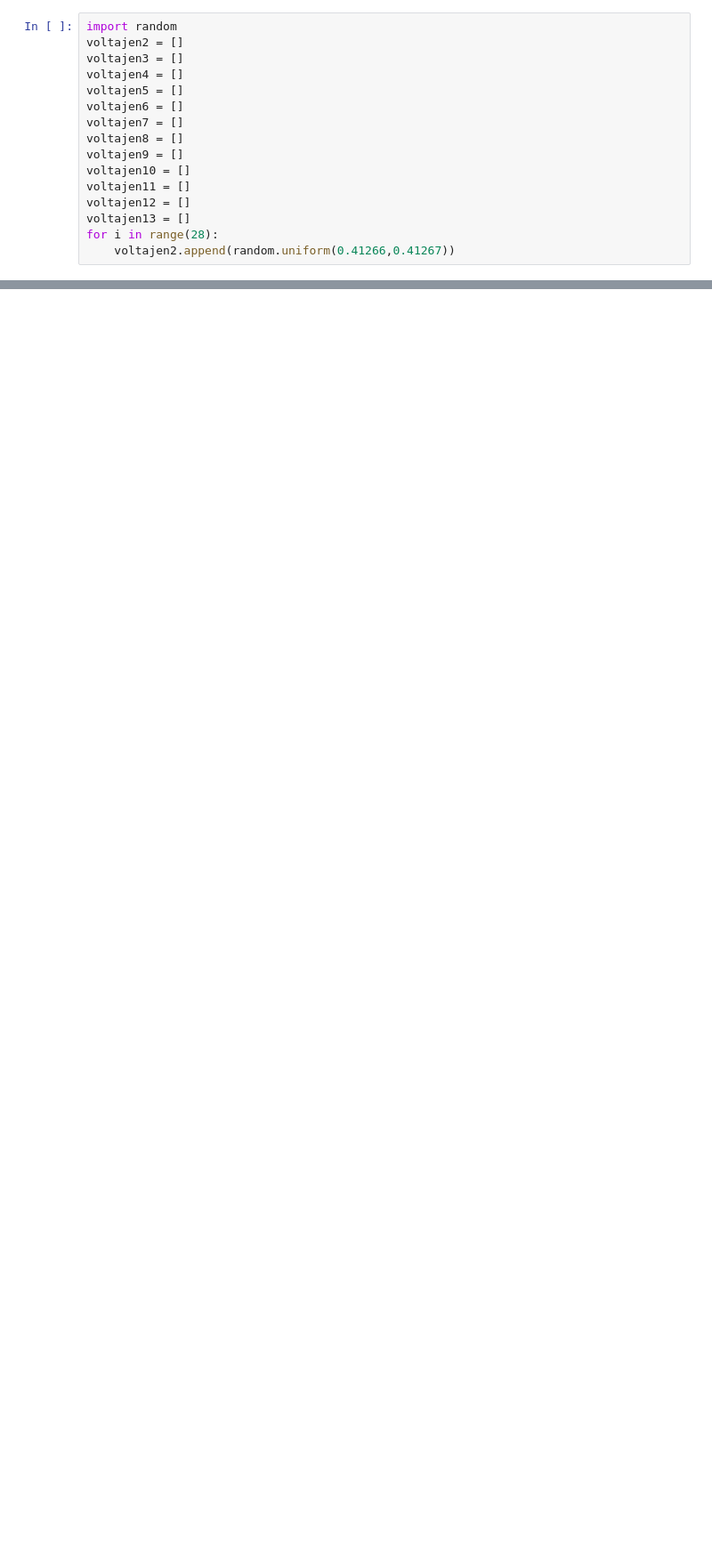
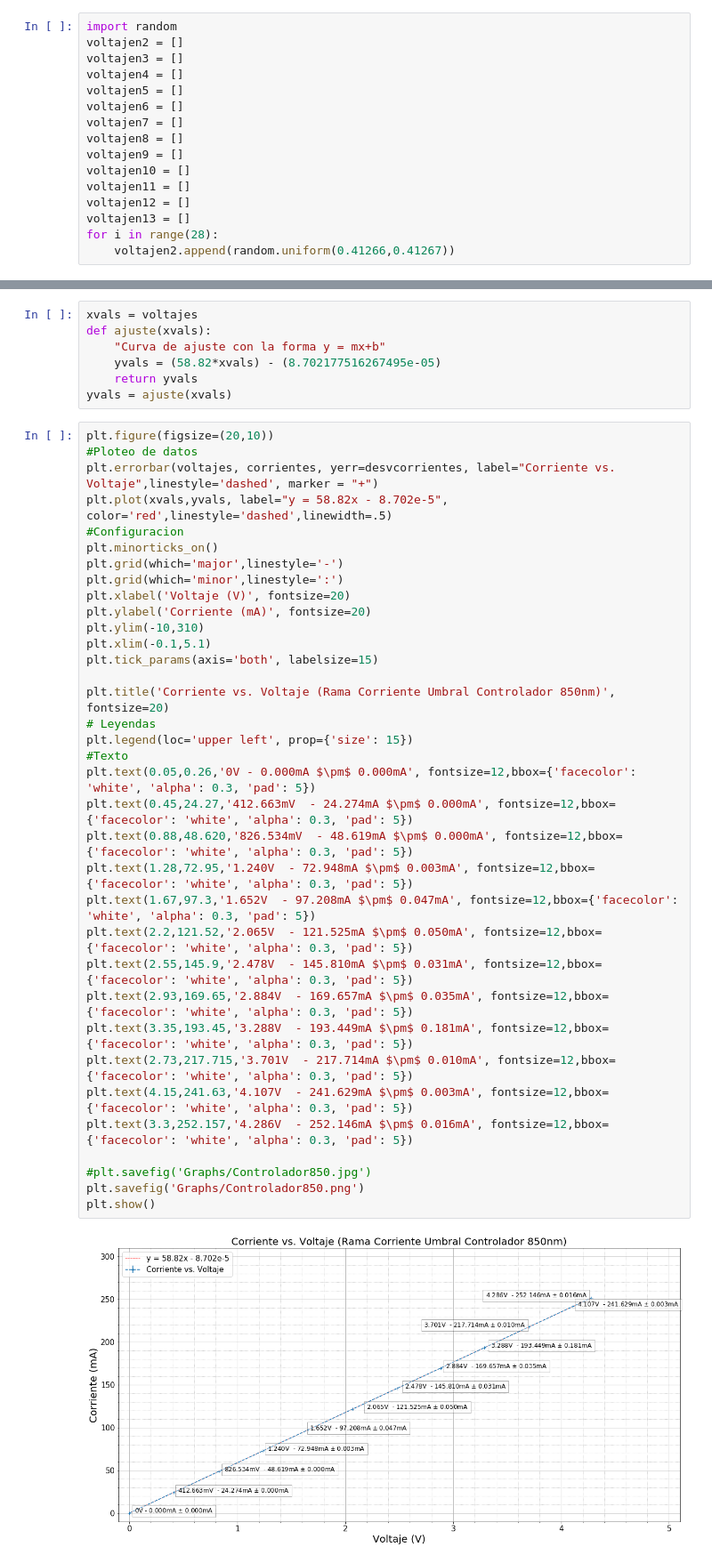
Before and after one commit to Magnus512/Jupyter, a Jupyter notebook: Corrientes850.ipynb, the cells around one changed output, grey strips where cells are left out. Shown at 89% size. Drawn from its saved outputs; the diff is of its cells as text; blank space fills up the shorter version.

```diff
--- a/Corrientes850.ipynb
+++ b/Corrientes850.ipynb
@@ -442,3 +397,47 @@ Corrientes [0.     0.0002 0.0002 0.0015 0.0017 0.0017 0.0016 0.     0.0019 0.001
+# %%
+xvals = voltajes
+def ajuste(xvals):
+    "Curva de ajuste con la forma y = mx+b"
+    yvals = (58.82*xvals) - (8.702177516267495e-05)
+    return yvals
+yvals = ajuste(xvals)
+# %%
+plt.figure(figsize=(20,10))
+#Ploteo de datos
+plt.errorbar(voltajes, corrientes, yerr=desvcorrientes, label="Corriente vs. Voltaje",linestyle='dashed', marker = "+")
+plt.plot(xvals,yvals, label="y = 58.82x - 8.702e-5", color='red',linestyle='dashed',linewidth=.5)
+#Configuracion
+plt.minorticks_on()
+plt.grid(which='major',linestyle='-')
+plt.grid(which='minor',linestyle=':')
+plt.xlabel('Voltaje (V)', fontsize=20)
+plt.ylabel('Corriente (mA)', fontsize=20)
+plt.ylim(-10,310)
+plt.xlim(-0.1,5.1)
+plt.tick_params(axis='both', labelsize=15)
+
+plt.title('Corriente vs. Voltaje (Rama Corriente Umbral Controlador 850nm)', fontsize=20)
+# Leyendas
+plt.legend(loc='upper left', prop={'size': 15})
+#Texto
+plt.text(0.05,0.26,'0V - 0.000mA $\pm$ 0.000mA', fontsize=12,bbox={'facecolor': 'white', 'alpha': 0.3, 'pad': 5})
+plt.text(0.45,24.27,'412.663mV  - 24.274mA $\pm$ 0.000mA', fontsize=12,bbox={'facecolor': 'white', 'alpha': 0.3, 'pad': 5})
+plt.text(0.88,48.620,'826.534mV  - 48.619mA $\pm$ 0.000mA', fontsize=12,bbox={'facecolor': 'white', 'alpha': 0.3, 'pad': 5})
+plt.text(1.28,72.95,'1.240V  - 72.948mA $\pm$ 0.003mA', fontsize=12,bbox={'facecolor': 'white', 'alpha': 0.3, 'pad': 5})
+plt.text(1.67,97.3,'1.652V  - 97.208mA $\pm$ 0.047mA', fontsize=12,bbox={'facecolor': 'white', 'alpha': 0.3, 'pad': 5})
+plt.text(2.2,121.52,'2.065V  - 121.525mA $\pm$ 0.050mA', fontsize=12,bbox={'facecolor': 'white', 'alpha': 0.3, 'pad': 5})
+plt.text(2.55,145.9,'2.478V  - 145.810mA $\pm$ 0.031mA', fontsize=12,bbox={'facecolor': 'white', 'alpha': 0.3, 'pad': 5})
+plt.text(2.93,169.65,'2.884V  - 169.657mA $\pm$ 0.035mA', fontsize=12,bbox={'facecolor': 'white', 'alpha': 0.3, 'pad': 5})
+plt.text(3.35,193.45,'3.288V  - 193.449mA $\pm$ 0.181mA', fontsize=12,bbox={'facecolor': 'white', 'alpha': 0.3, 'pad': 5})
+plt.text(2.73,217.715,'3.701V  - 217.714mA $\pm$ 0.010mA', fontsize=12,bbox={'facecolor': 'white', 'alpha': 0.3, 'pad': 5})
+plt.text(4.15,241.63,'4.107V  - 241.629mA $\pm$ 0.003mA', fontsize=12,bbox={'facecolor': 'white', 'alpha': 0.3, 'pad': 5})
+plt.text(3.3,252.157,'4.286V  - 252.146mA $\pm$ 0.016mA', fontsize=12,bbox={'facecolor': 'white', 'alpha': 0.3, 'pad': 5})
+
+#plt.savefig('Graphs/Controlador850.jpg')
+plt.savefig('Graphs/Controlador850.png')
+plt.show()
+# %% [output]
+[figure, added]
 # %%
 #Grafica tiempo
 currestab = corriente12
```
Also changed, not shown: parts of 4 cells of this notebook, 15 other files.
